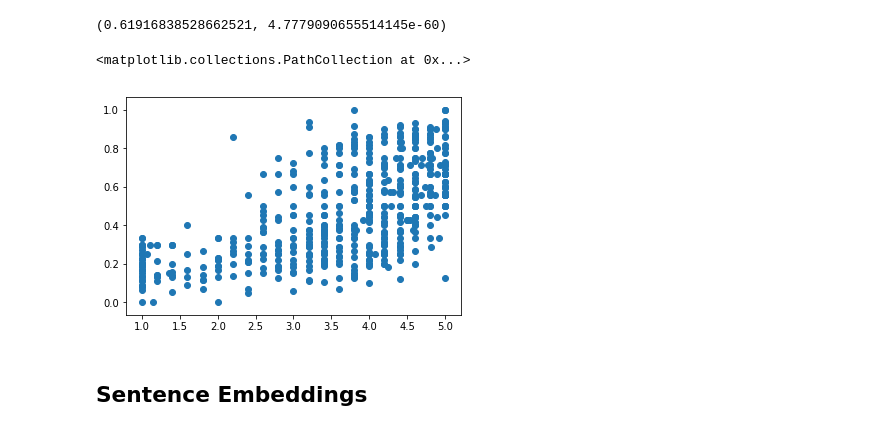
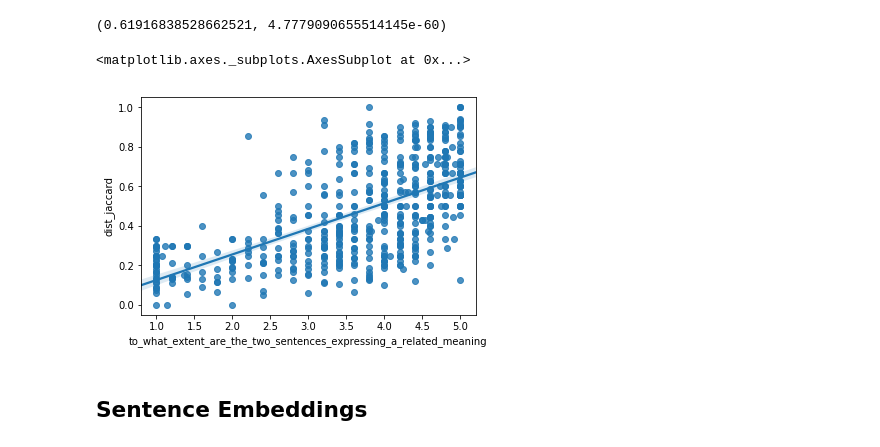
Before and after one commit to y2ee201/Sentence2Vec, a Jupyter notebook: sentence2vec.ipynb, the cells around one changed output. Saved outputs shown, nothing was run; the diff lists cells and outputs as text; code cells hidden in the pictures.

```diff
--- a/sentence2vec.ipynb
+++ b/sentence2vec.ipynb
@@ -13,5 +11,5 @@ Using TensorFlow backend.
 # %%
-sen_pairs = pd.read_csv('./sent2vec/sentence_pairs.csv')
+sen_pairs = pd.read_csv('./sentence_pairs.csv')
 sen_pairs.info()
 # %% [output]
 <class 'pandas.core.frame.DataFrame'>
@@ -46,10 +44,10 @@ pearsonr(sen_pairs.to_what_extent_are_the_two_sentences_expressing_a_related_mea
 # %% [output]
 (0.61916838528662521, 4.7779090655514145e-60)
 # %%
-plt.scatter(sen_pairs.to_what_extent_are_the_two_sentences_expressing_a_related_meaning, sen_pairs['dist_jaccard'])
+sns.regplot(sen_pairs.to_what_extent_are_the_two_sentences_expressing_a_related_meaning, sen_pairs['dist_jaccard'])
 # %% [output]
-<matplotlib.collections.PathCollection at 0x...>
+<matplotlib.axes._subplots.AxesSubplot at 0x...>
-[figure, old version]
+[figure, new version]
 # %% [markdown]
 ## Sentence Embeddings
 # %%
```
Also changed, not shown: parts of 8 cells of this notebook.
